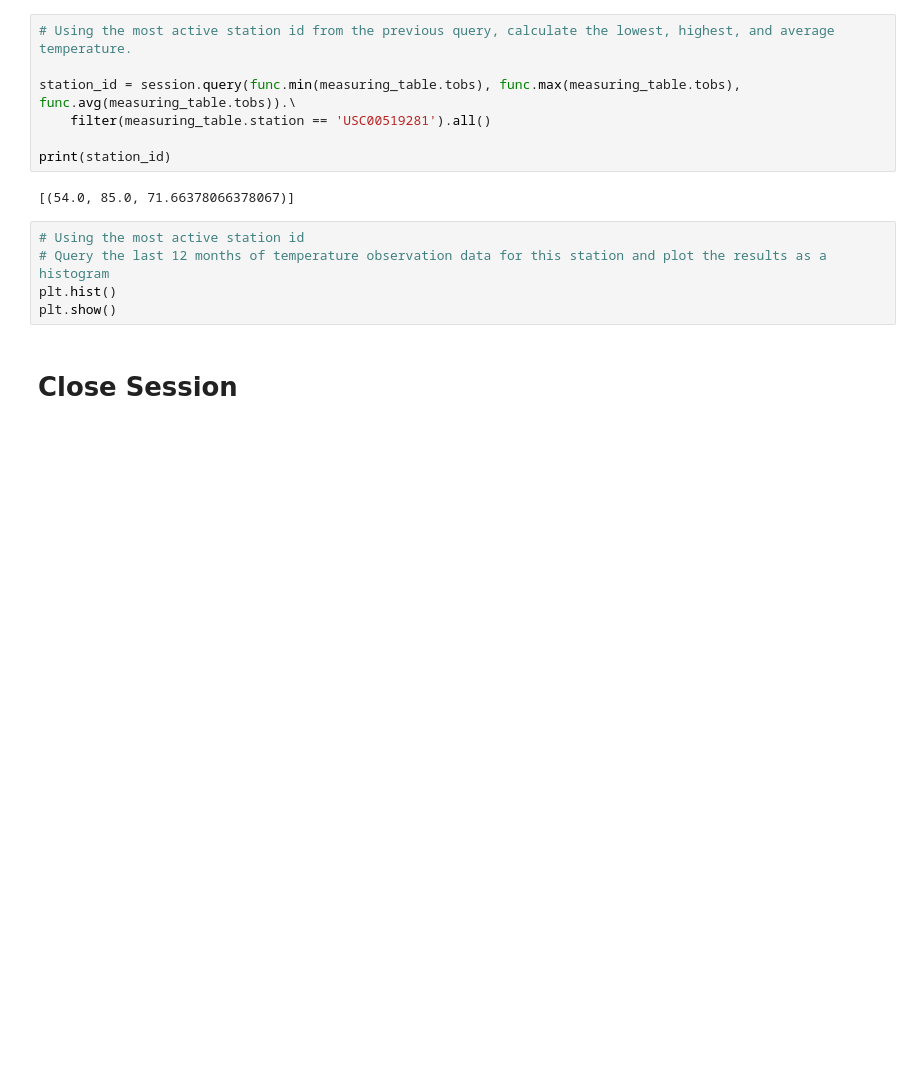
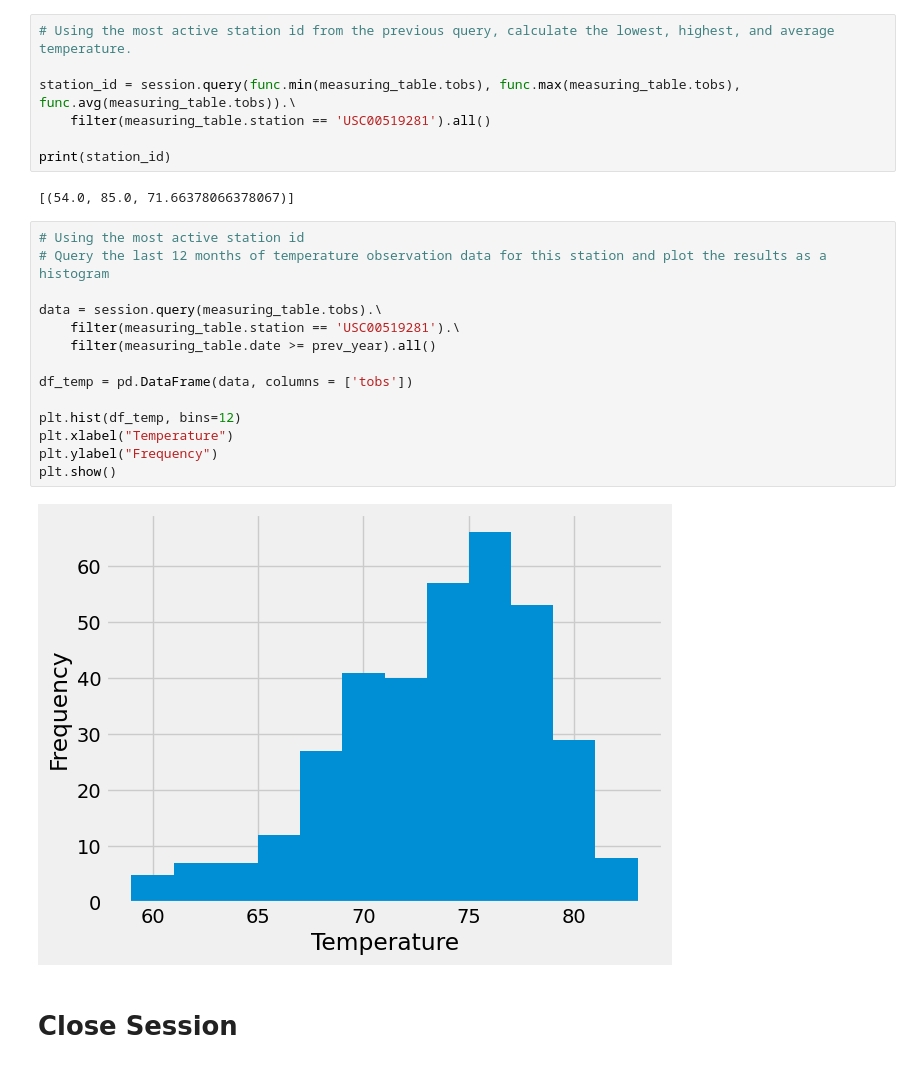
Before and after one commit to Artib03/sqlalchemy-challenge, a Jupyter notebook: climate_starter - MyWork.ipynb, the cells around one changed output. Saved outputs shown, nothing was run; the diff lists cells and outputs as text; blank space fills up the shorter version.

```diff
--- a/climate_starter - MyWork.ipynb
+++ b/climate_starter - MyWork.ipynb
@@ -131,8 +131,19 @@ print(station_id)
 # %%
 # Using the most active station id
 # Query the last 12 months of temperature observation data for this station and plot the results as a histogram
-plt.hist()
+
+data = session.query(measuring_table.tobs).\
+    filter(measuring_table.station == 'USC00519281').\
+    filter(measuring_table.date >= prev_year).all()
+
+df_temp = pd.DataFrame(data, columns = ['tobs'])
+
+plt.hist(df_temp, bins=12)
+plt.xlabel("Temperature")
+plt.ylabel("Frequency")
 plt.show()
+# %% [output]
+[figure, added]
 # %% [markdown]
 # Close Session
 # %%
```
Also changed, not shown: parts of 1 cell of this notebook, 1 other file.
